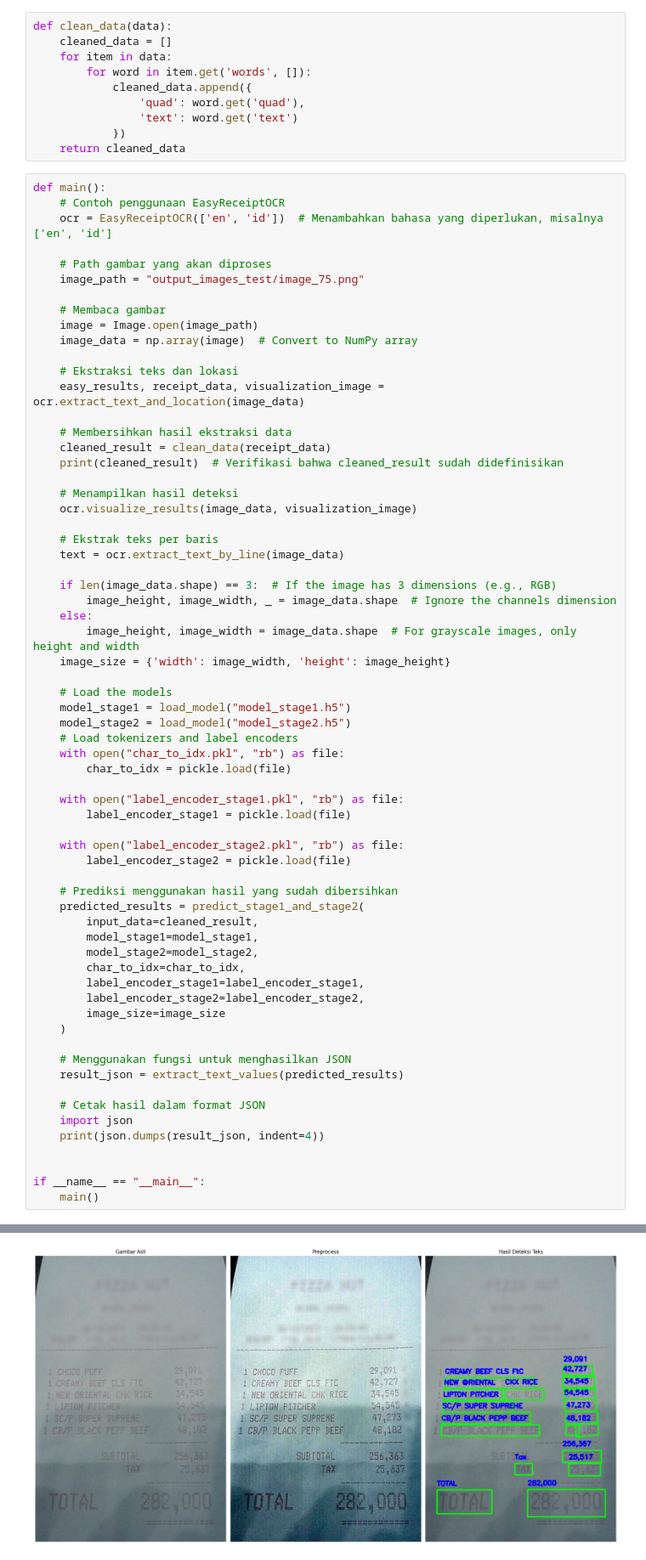
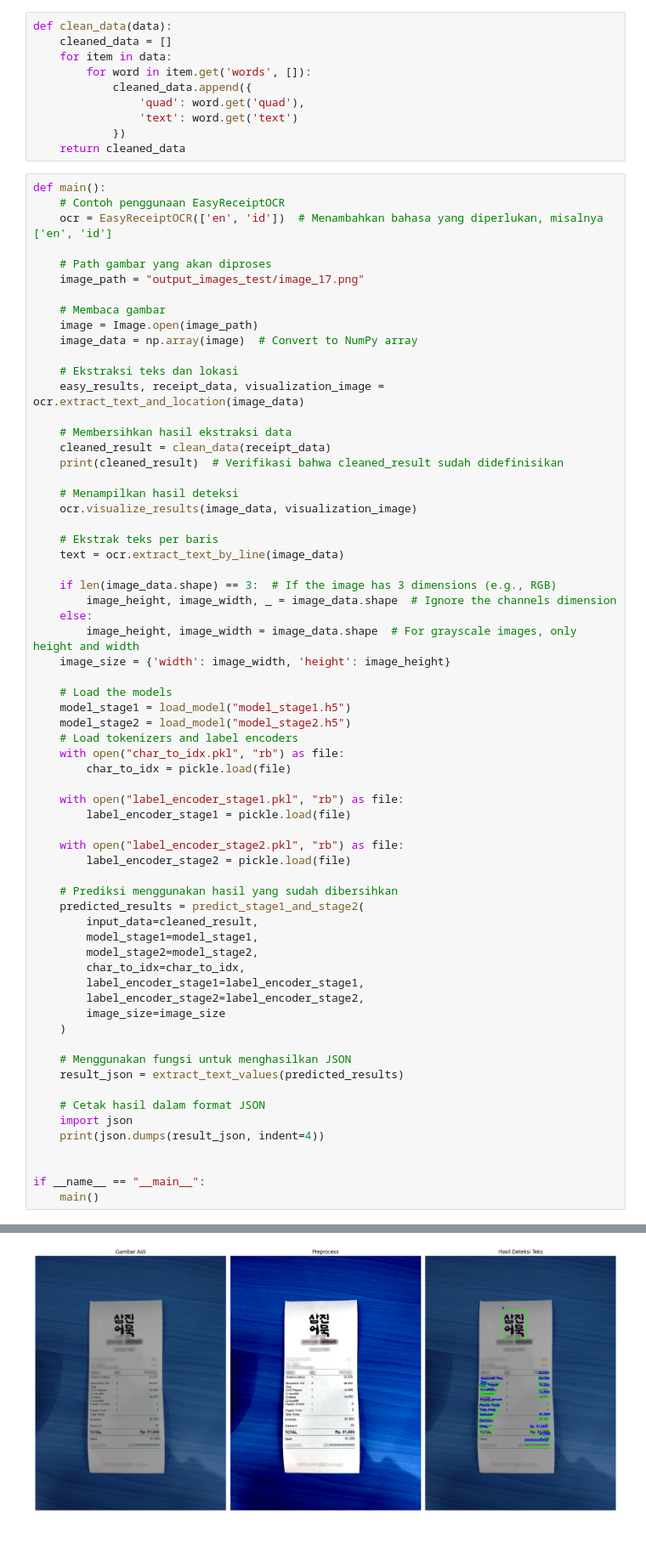
Before and after one commit to Bangkit-Capstone-C242-PS354/model-ocr, a Jupyter notebook: main_function.ipynb, the cells around one changed output, grey strips where cells are left out. Shown at 85% size. Drawn from its saved outputs; the diff is of its cells as text; blank space fills up the shorter version.

```diff
--- a/main_function.ipynb
+++ b/main_function.ipynb
@@ -24,7 +24,7 @@ def main():
     ocr = EasyReceiptOCR(['en', 'id'])  # Menambahkan bahasa yang diperlukan, misalnya ['en', 'id']
 
     # Path gambar yang akan diproses
-    image_path = "output_images_test/image_75.png"
+    image_path = "output_images_test/image_17.png"
 
     # Membaca gambar
     image = Image.open(image_path)
@@ -89,3 +89,3 @@ WARNING:easyocr.easyocr:Neither CUDA nor MPS are available - defaulting to CPU.
-[figure, old version]
+[figure, new version]
 WARNING:absl:Compiled the loaded model, but the compiled metrics have yet to be built. `model.compile_metrics` will be empty until you train or evaluate the model.
 WARNING:absl:Compiled the loaded model, but the compiled metrics have yet to be built. `model.compile_metrics` will be empty until you train or evaluate the model.
```
Also changed, not shown: parts of 2 cells of this notebook, 8 other files.
